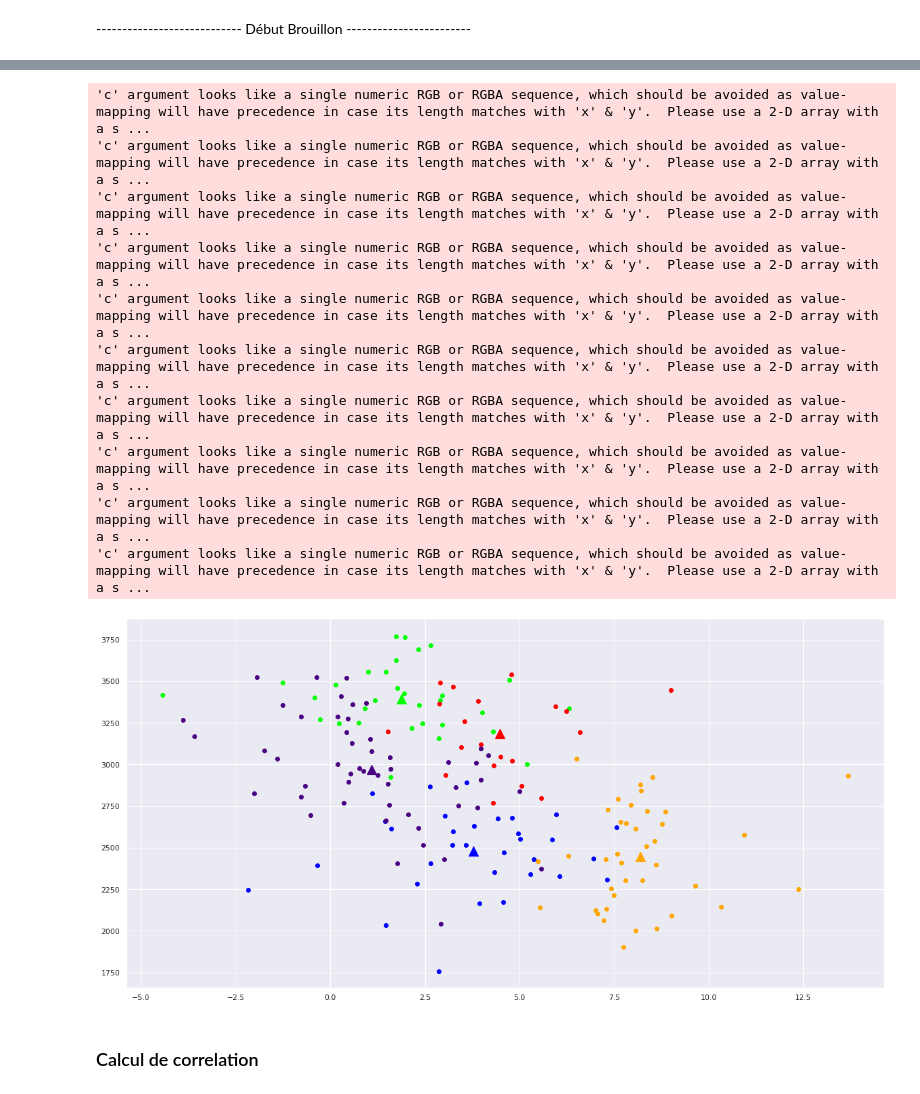
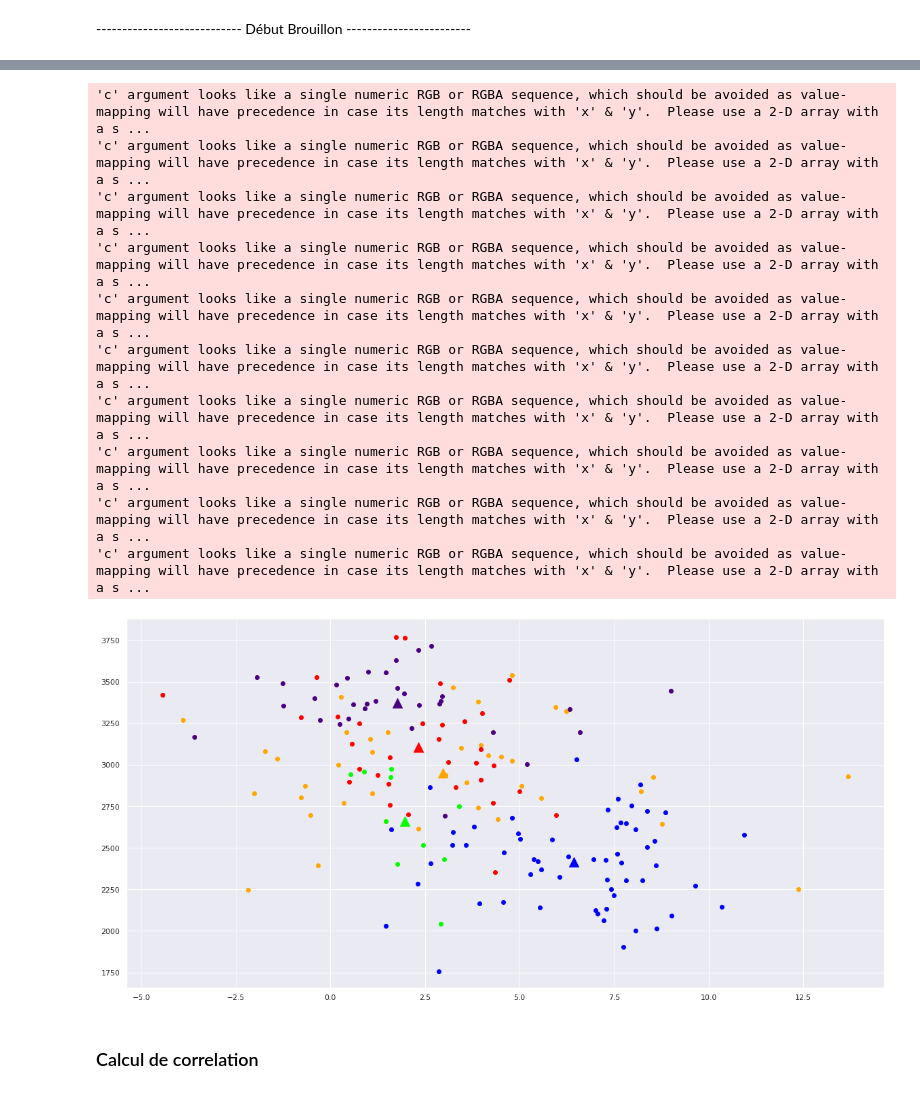
Before and after one commit to FranckDELRUE/FranckDELRUE-OCR-Project-5-DAn-Python, a Jupyter notebook: P5_02_Code.ipynb, the cells around one changed output, grey strips where cells are left out. Drawn from its saved outputs; the diff is of its cells as text; code cells hidden in the pictures.

```diff
--- a/P5_02_Code.ipynb
+++ b/P5_02_Code.ipynb
@@ -338,4 +232,0 @@ df_data_i_e_cleaned
-# %%
-colonne = ['Zone', 'Variation - Quantité']
-avec = ['Zone']
-data = data.merge(df_data_i_e_cleaned.loc[: , colonne], how = 'left', on = avec).fillna(0)
@@ -403,34 +436,34 @@ Nous voyons que :
 # %%
 fig = plt.figure(figsize=(20,10))
 
 color1=[0, 0, 1, 1]
 color2=[1, 0.65, 0, 1]
 color3=[0, 1, 0, 1]
 color4=[1, 0, 0, 1]
 color5=[0.29, 0, 0.51, 1]
 
 colormap = np.array([color1, color2, color3, color4, color5])
 
 # affichage des points
 for i in range(1,6):
-    plt.scatter(df[df['Clusters'] == i].iloc[:, 0], df[df['Clusters'] == i].iloc[:, 1], c = colormap[i-1])
-    meanD1 = df[df['Clusters'] == i].iloc[:, 0].mean()
-    meanD2 = df[df['Clusters'] == i].iloc[:, 1].mean()
+    plt.scatter(data[data['Clusters'] == i].iloc[:, 0], data[data['Clusters'] == i].iloc[:, 1], c = colormap[i-1])
+    meanD1 = data[data['Clusters'] == i].iloc[:, 0].mean()
+    meanD2 = data[data['Clusters'] == i].iloc[:, 1].mean()
     plt.scatter(meanD1, meanD2, marker = '^', s = 200, c = colormap[i-1])
 
 plt.show()
 # %% [output]
 'c' argument looks like a single numeric RGB or RGBA sequence, which should be avoided as value-mapping will have precedence in case its length matches with 'x' & 'y'.  Please use a 2-D array with a s ...
 'c' argument looks like a single numeric RGB or RGBA sequence, which should be avoided as value-mapping will have precedence in case its length matches with 'x' & 'y'.  Please use a 2-D array with a s ...
 'c' argument looks like a single numeric RGB or RGBA sequence, which should be avoided as value-mapping will have precedence in case its length matches with 'x' & 'y'.  Please use a 2-D array with a s ...
 'c' argument looks like a single numeric RGB or RGBA sequence, which should be avoided as value-mapping will have precedence in case its length matches with 'x' & 'y'.  Please use a 2-D array with a s ...
 'c' argument looks like a single numeric RGB or RGBA sequence, which should be avoided as value-mapping will have precedence in case its length matches with 'x' & 'y'.  Please use a 2-D array with a s ...
 'c' argument looks like a single numeric RGB or RGBA sequence, which should be avoided as value-mapping will have precedence in case its length matches with 'x' & 'y'.  Please use a 2-D array with a s ...
 'c' argument looks like a single numeric RGB or RGBA sequence, which should be avoided as value-mapping will have precedence in case its length matches with 'x' & 'y'.  Please use a 2-D array with a s ...
 'c' argument looks like a single numeric RGB or RGBA sequence, which should be avoided as value-mapping will have precedence in case its length matches with 'x' & 'y'.  Please use a 2-D array with a s ...
 'c' argument looks like a single numeric RGB or RGBA sequence, which should be avoided as value-mapping will have precedence in case its length matches with 'x' & 'y'.  Please use a 2-D array with a s ...
 'c' argument looks like a single numeric RGB or RGBA sequence, which should be avoided as value-mapping will have precedence in case its length matches with 'x' & 'y'.  Please use a 2-D array with a s ...
-[figure, old version]
+[figure, new version]
 # %% [markdown]
 ### Calcul de correlation
 # %%
```
Also changed, not shown: parts of 95 cells of this notebook, 22 other files.
